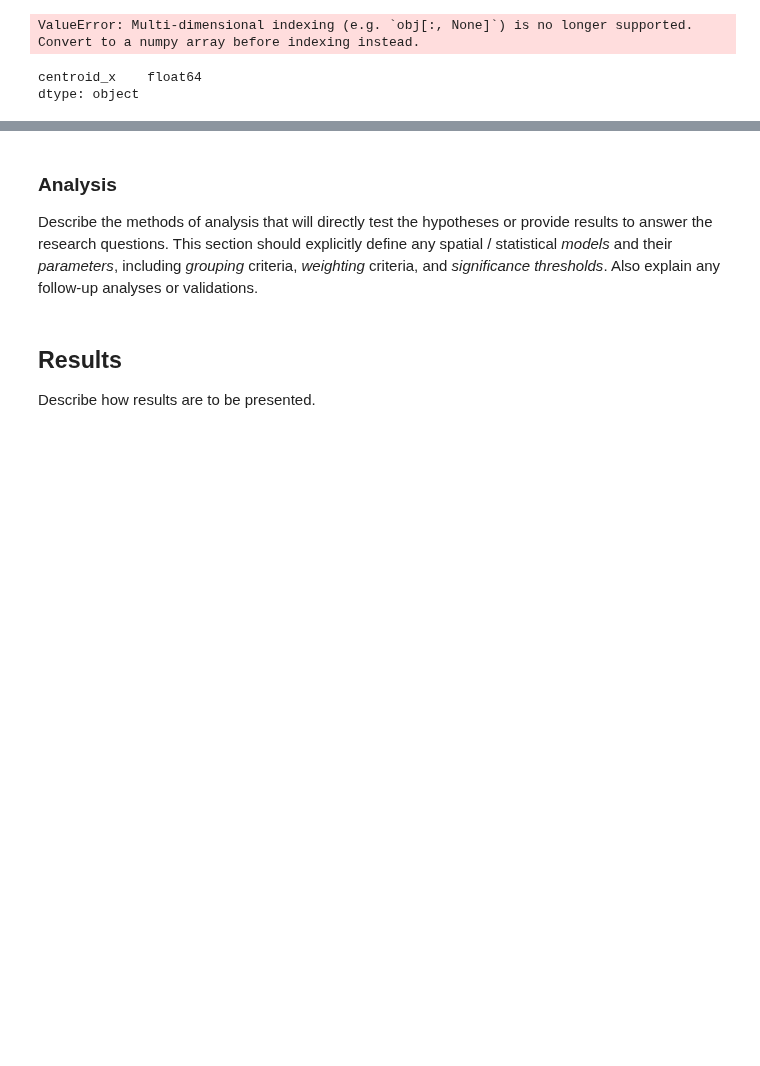
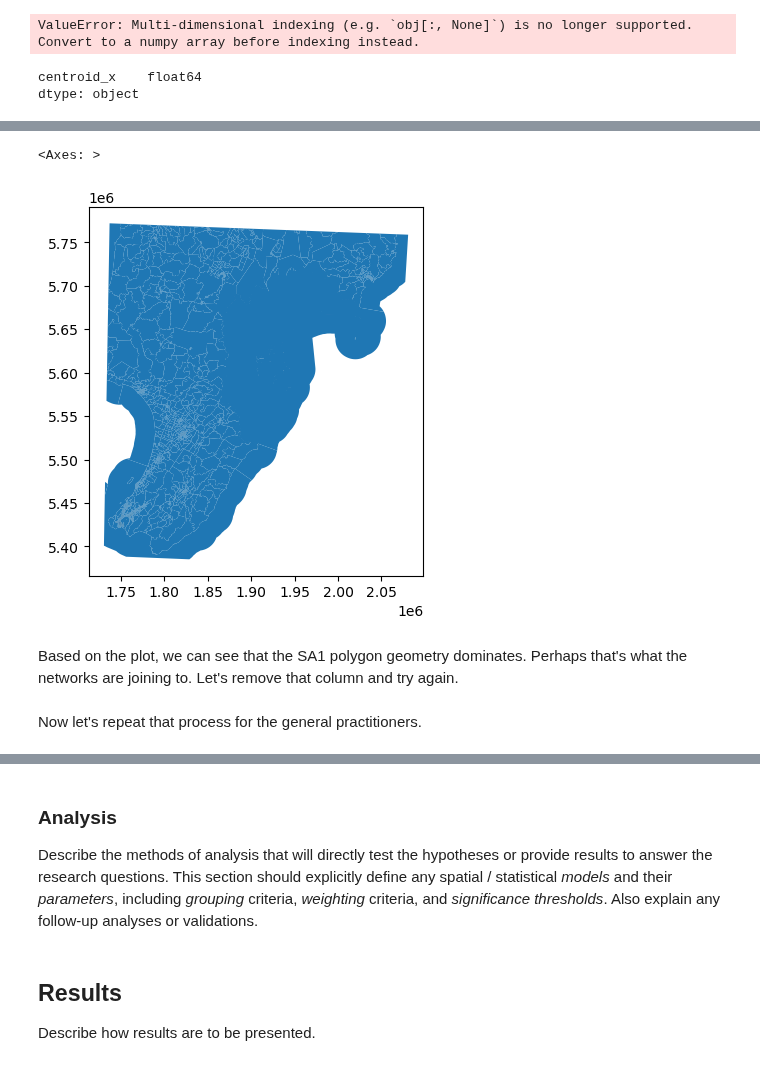
Before and after one commit to gsokolow/Flooding-and-Healthcare-2024, a Jupyter notebook: procedure/code/01-Jupyter_notebook.ipynb, the cells around one changed output, grey strips where cells are left out. Saved outputs shown, nothing was run; the diff lists cells and outputs as text; code cells hidden in the pictures; blank space fills up the shorter version.

Commit message:
making goood progress. preliminary centroids and gp nearest nodes identified

```diff
--- a/procedure/code/01-Jupyter_notebook.ipynb
+++ b/procedure/code/01-Jupyter_notebook.ipynb
@@ -271,0 +281,2 @@ sa1_c_m = sa1_geom_m.assign(centroid_x = (sa1_geom_m.centroid.get_coordinates())
+# %%
+sa1_c_m = sa1_geom_m.assign(centroid_geom = (sa1_geom_m.centroid))
@@ -271,0 +289,4 @@ sa1_c_m = sa1_geom_m.assign(centroid_x = (sa1_geom_m.centroid.get_coordinates())
+# %%
+#sa1_c_m = sa1_c_m.drop("geometry", axis = 1)
+#instead of dropping the SA1 geometry, we can simply set the new active geometry
+sa1_c_m = sa1_c_m.set_geometry("centroid_geom")
@@ -453,9 +509,9 @@ Datum: New Zealand Geodetic Datum 2000
 - Ellipsoid: GRS 1980
 - Prime Meridian: Greenwich
 # %%
-# Reproject layers to NZGD2000
-nodes = nodes.to_crs("NZGD2000 / New Zealand Transverse Mercator 2000")
-edges = edges.to_crs("NZGD2000 / New Zealand Transverse Mercator 2000")
+# Reproject layers to NZGD2000 - reduntant bc whole graph projected?
+#nodes = nodes.to_crs("NZGD2000 / New Zealand Transverse Mercator 2000")
+#edges = edges.to_crs("NZGD2000 / New Zealand Transverse Mercator 2000")
 # %% [markdown]
 ### Conduct Network Analysis
 See this helpful [tutorial](https://automating-gis-processes.github.io/2017/lessons/L7/network-analysis.html)!
@@ -494,0 +545,2 @@ sa1_c_road.tail()
+# %%
+c_nearest_nodes = gpd.sjoin_nearest(sa1_c_m, nodes, distance_col = "distances")
@@ -494,0 +570,9 @@ sa1_c_road.tail()
+# %%
+c_nearest_nodes.plot()
+# %% [output]
+<Axes: >
+[figure, added]
+# %% [markdown]
+Based on the plot, we can see that the SA1 polygon geometry dominates. Perhaps that's what the networks are joining to. Let's remove that column and try again.
+# %% [markdown]
+Now let's repeat that process for the general practitioners.
```
Also changed, not shown: parts of 26 cells of this notebook.
